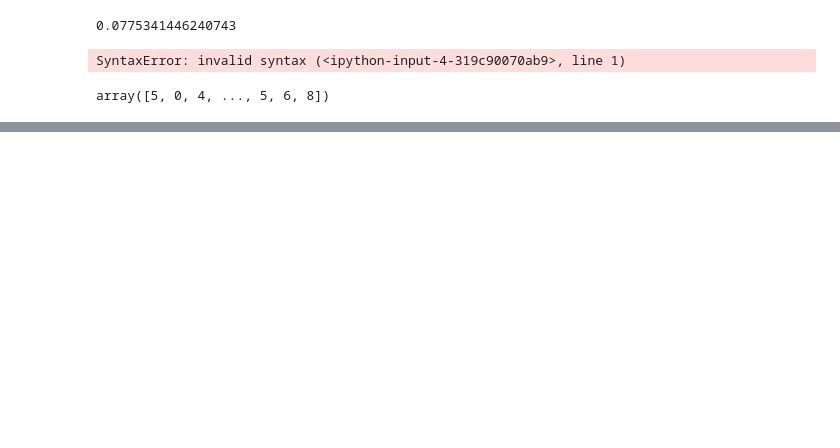
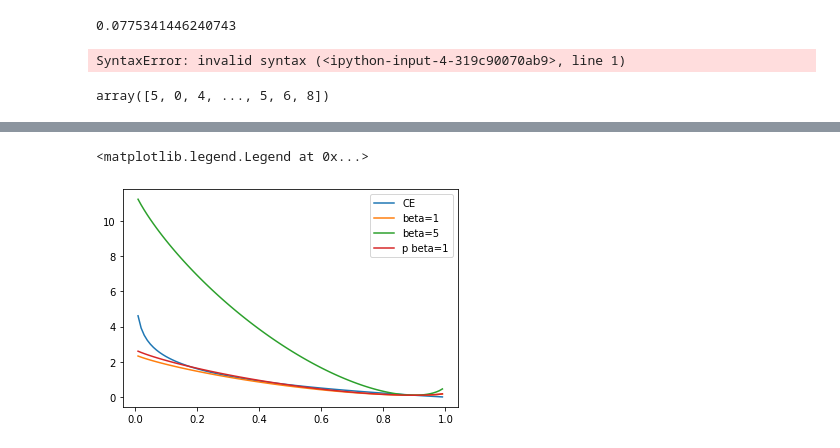
Before and after one commit to yangarbiter/blindguess, a Jupyter notebook: plot.ipynb, the cells around one changed output, grey strips where cells are left out. Cells and saved outputs as stored; diff of their text form; code cells hidden in the pictures; blank space fills up the shorter version.

```diff
--- a/plot.ipynb
+++ b/plot.ipynb
@@ -231,0 +324,25 @@ plt.plot([h['trn_loss'] for h in a['history']])
+# %%
+from scipy.special import kl_div
+
+def kld(p, q):
+    return p * np.log(p/q) + (1-p) * np.log((1-p)/(1-q))
+
+def trades(p, advp, beta=1.0):
+    return -np.log(p) + beta * kld(advp, p)
+
+def ptrades(p, advp, beta=1.0):
+    return -np.log(p) + beta * kld(advp, p) / np.linalg.norm(p - advp, ord=np.inf)
+
+def ce(p):
+    return -np.log(p)
+# %%
+advp = np.arange(1, 101) / 100
+plt.plot(advp, ce(advp), label="CE")
+plt.plot(advp, trades(p=0.9, advp=advp, beta=1.0), label="beta=1")
+plt.plot(advp, trades(p=0.9, advp=advp, beta=5.0), label="beta=5")
+plt.plot(advp, ptrades(p=0.9, advp=advp, beta=1.0), label="p beta=1")
+#plt.plot(advp, trades(p=0.95, advp=advp, beta=1.0), label="beta=5")
+plt.legend()
+# %% [output]
+<matplotlib.legend.Legend at 0x...>
+[figure, added]
```
Also changed, not shown: parts of 18 cells of this notebook, 6 other files.
